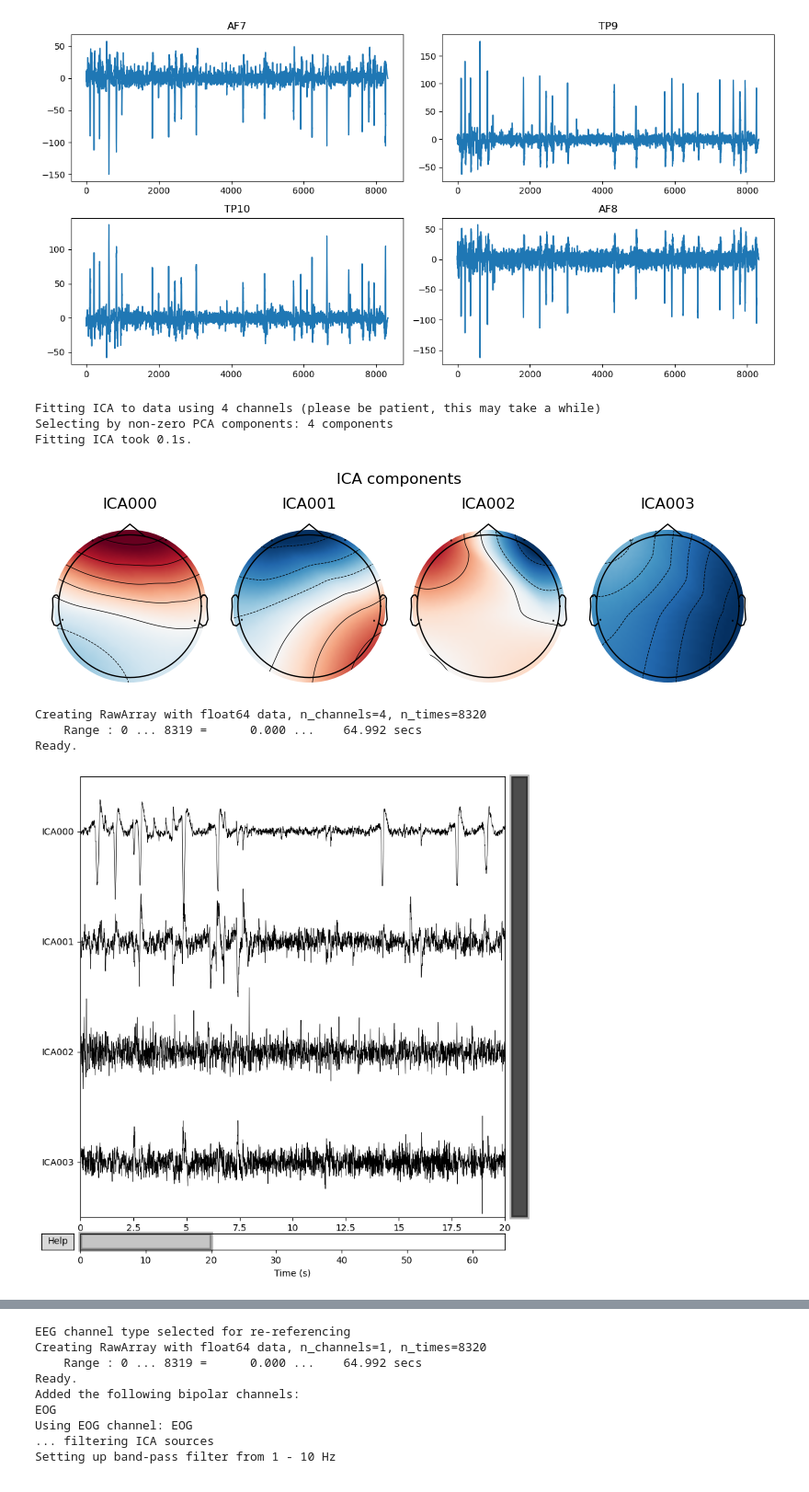
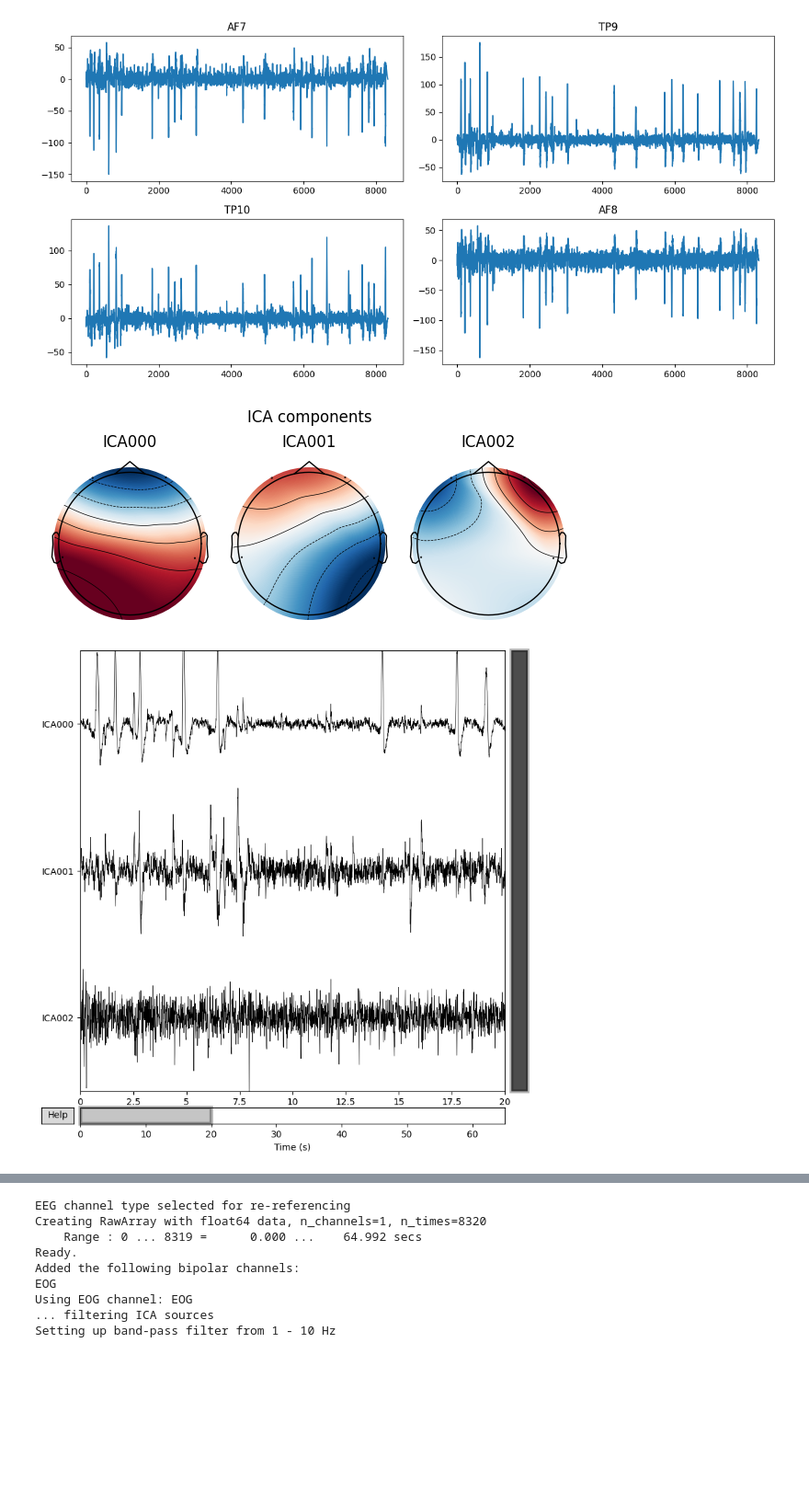
Before and after one commit to speedypleath/resonance_installation, a Jupyter notebook: notebooks/muse-dataset.ipynb, the cells around one changed output, grey strips where cells are left out. Shown at 92% size. Cells and saved outputs as stored; diff of their text form; code cells hidden in the pictures; blank space fills up the shorter version.

```diff
--- a/notebooks/muse-dataset.ipynb
+++ b/notebooks/muse-dataset.ipynb
@@ -8,7 +8,7 @@ import mne
 import mne
 import matplotlib.pyplot as plt
 import numpy as np
-sample = "/Users/andrei/Projects/resonance_installation/notebooks/models/BIDS/sub-ID010/ses-S008/eeg/sub-ID010_ses-S008_task-Default_run-001_eeg.edf"
+sample = "/Users/speedypleath/Projects/resonance_installation/notebooks/models/BIDS/sub-ID010/ses-S008/eeg/sub-ID010_ses-S008_task-Default_run-001_eeg.edf"
 raw = mne.io.read_raw_edf(sample, preload=True)
 raw.set_montage('standard_1020')
 raw.resample(128)
@@ -52,20 +52,14 @@ plt.show()
 # %%
 ica = mne.preprocessing.ICA(
     method="picard",
     fit_params={"extended": True, "ortho": False},
     random_state=1
 )
 
 ica.fit(raw)
 
-ica.plot_components(inst=raw, picks=range(4))
+ica.plot_components(inst=raw, picks=range(3))
 ica.plot_sources(inst=raw)
 # %% [output]
-Fitting ICA to data using 4 channels (please be patient, this may take a while)
-Selecting by non-zero PCA components: 4 components
-Fitting ICA took 0.1s.
-[figure, old version]
+[figure, new version]
-Creating RawArray with float64 data, n_channels=4, n_times=8320
-    Range : 0 ... 8319 =      0.000 ...    64.992 secs
-Ready.
-[figure, old version]
+[figure, new version]
```
Also changed, not shown: parts of 6 cells of this notebook, 7 other files.
